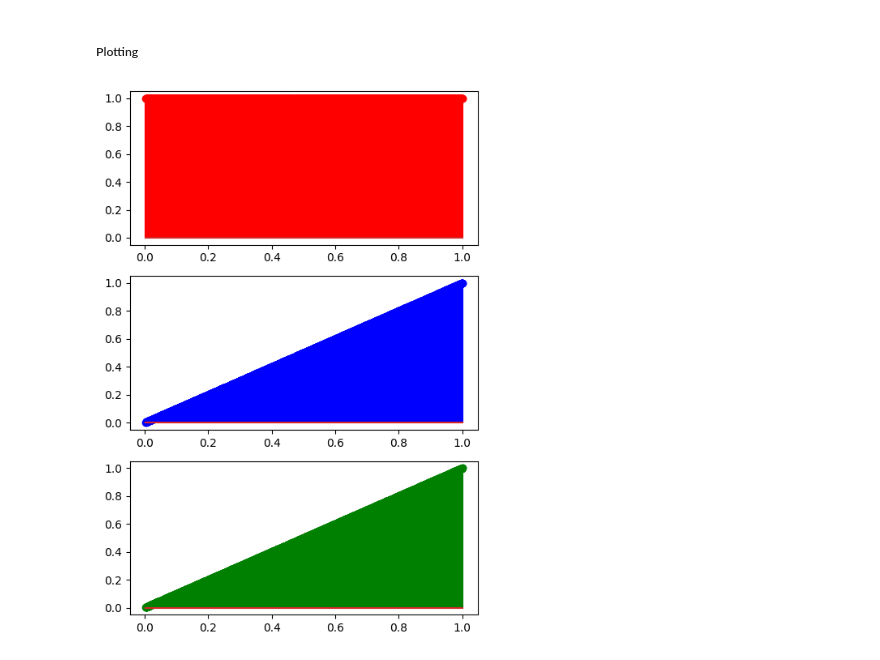
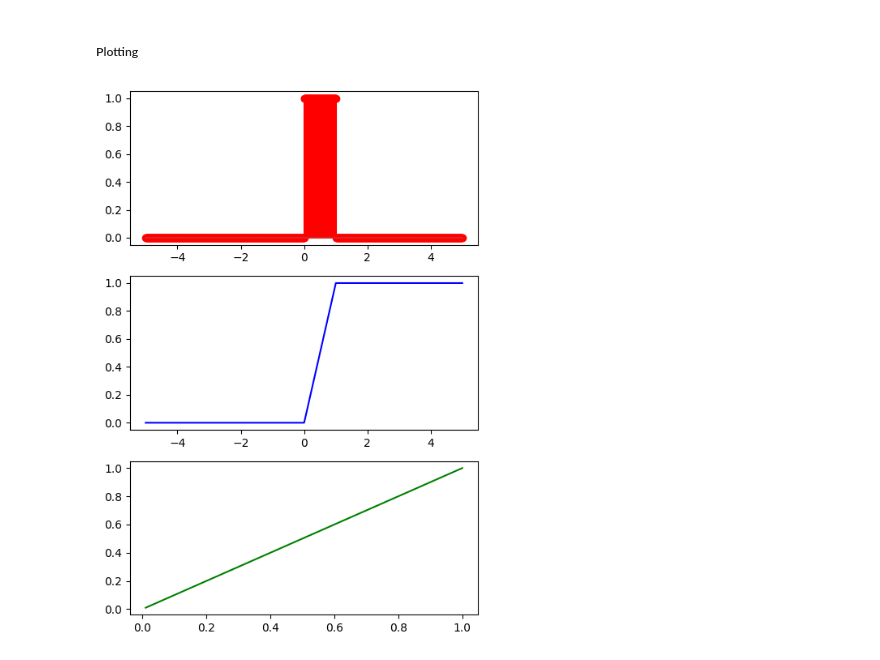
Before and after one commit to 4GeeksAcademy/probability-distribution-exercises-project-with-python-NWinocur, a Jupyter notebook: notebook/problems.ipynb, the cells around one changed output. Drawn from its saved outputs; the diff is of its cells as text; code cells hidden in the pictures.

```diff
--- a/notebook/problems.ipynb
+++ b/notebook/problems.ipynb
@@ -179,35 +179,35 @@ from scipy.stats import uniform
 
 # Define all the probability functions related to this distribution
 
-def duniform(x, loc, sd):
+def duniform(x, loc, scale):
     """
     Calculates the point estimate of the uniform distribution
     """
-    result = uniform.pdf(x, loc=loc, scale=sd)
+    result = uniform.pdf(x, loc=loc, scale=scale)
 
     return result
 
-def puniform(x, loc, sd):
+def puniform(x, loc, scale):
     """
     Calculates the cumulative of the uniform distribution
     """
-    result = uniform.cdf(x, loc=loc, scale=sd)
+    result = uniform.cdf(x, loc=loc, scale=scale)
 
     return result
 
-def quniform(x, loc=0, sd=1):
+def quniform(x, low, high):
     """
     Calculates the quantile function from the uniform distribution
     """
-    result = uniform.ppf(x, loc=loc, scale=sd)
+    result = uniform.ppf(x, loc=low, scale=high-low)
 
     return result
 
-def runiform(size, loc=0, sd=1):
+def runiform(size, loc=0, scale=1):
     """
     Generates random variables from the uniform distribution
     """
-    result = uniform.rvs(loc=loc, scale=sd, size=size)
+    result = uniform.rvs(loc=loc, scale=scale, size=size)
 
     return result
 # %% [markdown]
@@ -232,27 +232,28 @@ Generate 2000 random values from a uniform distribution: [0.37454012 0.95071431
 # %%
 import matplotlib.pyplot as plt
 
 np.random.seed(42)
 
 scale = 1
 loc = mean_loc
 size = 2000
-data = runiform(size, loc, scale)
+#data = runiform(size, loc, scale)
+data = np.arange(-5, 5, 0.01)
 
 pmf = duniform(data, loc, scale)
 cdf = puniform(data, loc, scale)
-ppf = quniform(data, loc, scale)
+ppf = quniform(data, low=0, high=1)
 
 fig, axis = plt.subplots(3, 1, figsize = (5, 7))
 
 axis[0].stem(data, pmf, "r-")
-axis[1].stem(data, cdf, "b-")
-axis[2].stem(data, ppf, "g-")
+axis[1].plot(data, cdf, "b-")
+axis[2].plot(data, ppf, "g-")
 
 # Adjust the layout
 plt.tight_layout()
 
 # Show the plot
 plt.show()
 # %% [output]
-[figure, old version]
+[figure, new version]
```
Also changed, not shown: parts of 1 cell of this notebook.
